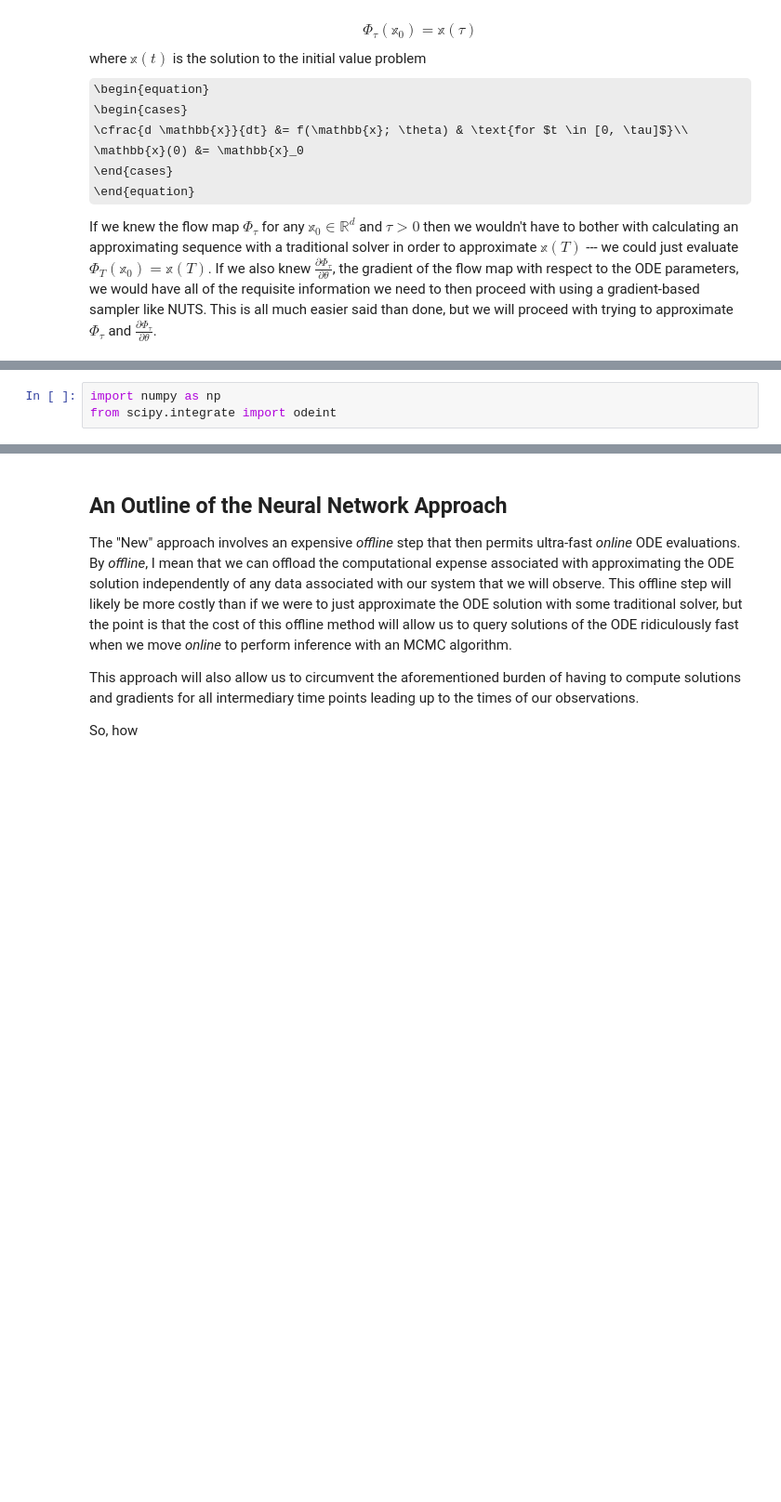
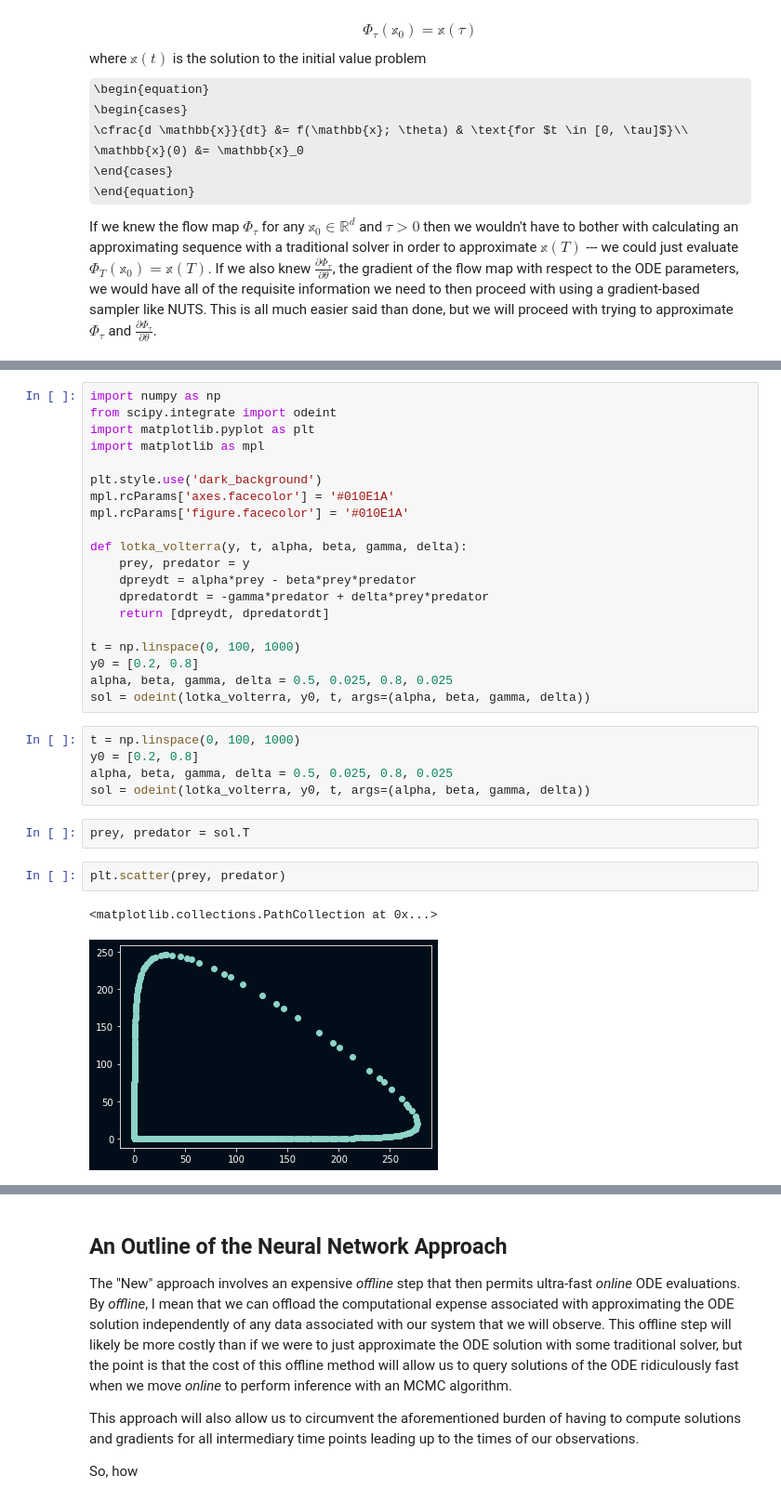
Before and after one commit to jlindbloom/qed404, a Jupyter notebook: _notebooks/2021-01-01-ode-inference-with-pydens-and-pymc3.ipynb, the cells around one changed output, grey strips where cells are left out. Shown at 93% size. Drawn from its saved outputs; the diff is of its cells as text; some formulas as TeX source; blank space fills up the shorter version.

Commit message:
Trying colors for plots

```diff
--- a/_notebooks/2021-01-01-ode-inference-with-pydens-and-pymc3.ipynb
+++ b/_notebooks/2021-01-01-ode-inference-with-pydens-and-pymc3.ipynb
@@ -49,3 +55,32 @@ where $\alpha, \beta, \gamma, \delta > 0$. Here $y(t)$ and $x(t)$ represent the
-# %%
-import numpy as np
-from scipy.integrate import odeint
+# %%
+import numpy as np
+from scipy.integrate import odeint
+import matplotlib.pyplot as plt
+import matplotlib as mpl
+
+plt.style.use('dark_background')
+mpl.rcParams['axes.facecolor'] = '#010E1A'
+mpl.rcParams['figure.facecolor'] = '#010E1A'
+
+def lotka_volterra(y, t, alpha, beta, gamma, delta):
+    prey, predator = y
+    dpreydt = alpha*prey - beta*prey*predator
+    dpredatordt = -gamma*predator + delta*prey*predator
+    return [dpreydt, dpredatordt]
+
+t = np.linspace(0, 100, 1000)
+y0 = [0.2, 0.8]
+alpha, beta, gamma, delta = 0.5, 0.025, 0.8, 0.025
+sol = odeint(lotka_volterra, y0, t, args=(alpha, beta, gamma, delta))
+# %%
+t = np.linspace(0, 100, 1000)
+y0 = [0.2, 0.8]
+alpha, beta, gamma, delta = 0.5, 0.025, 0.8, 0.025
+sol = odeint(lotka_volterra, y0, t, args=(alpha, beta, gamma, delta))
+# %%
+prey, predator = sol.T
+# %%
+plt.scatter(prey, predator)
+# %% [output]
+<matplotlib.collections.PathCollection at 0x...>
+[figure, added]
```
Also changed, not shown: parts of 2 cells of this notebook.
